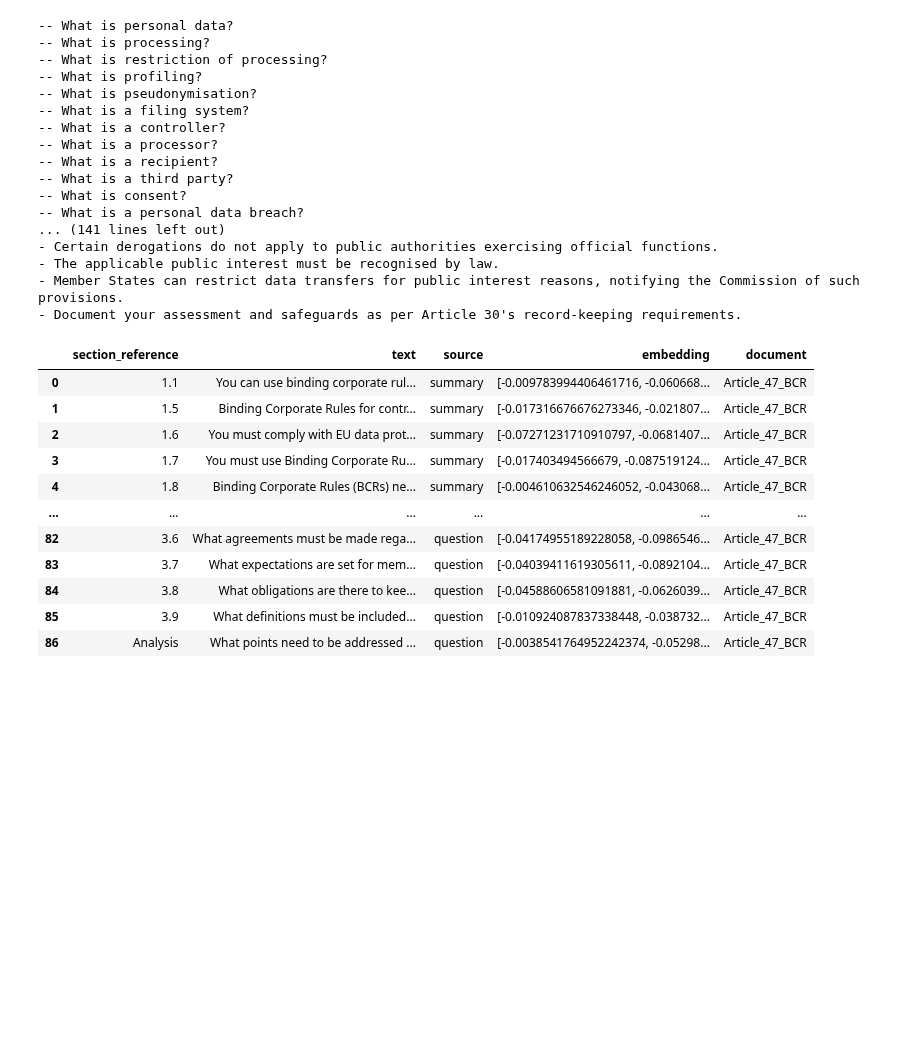
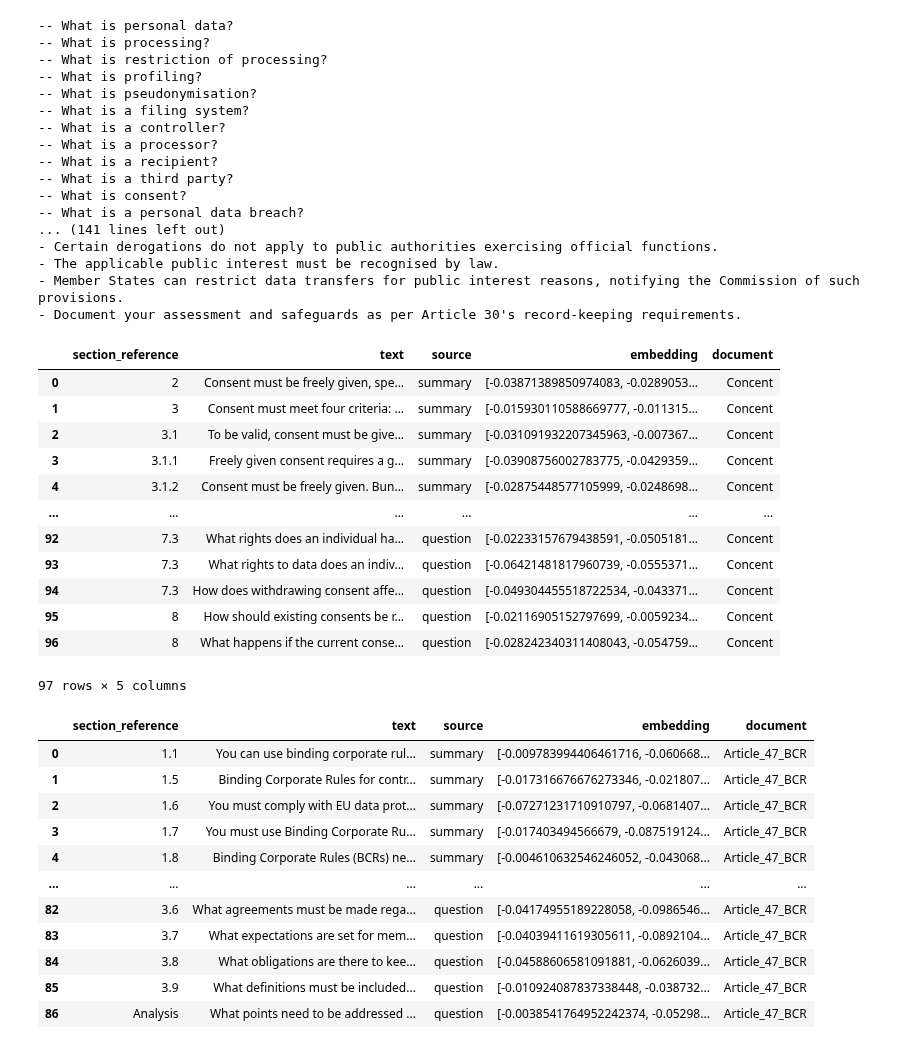
Before and after one commit to sjondavey/gdpr, a Jupyter notebook: conversion_notebooks/consent_index.ipynb, the cells around one changed output. Drawn from its saved outputs; the diff is of its cells as text; code cells hidden in the pictures; blank space fills up the shorter version.

Commit message:
ux, new Document

```diff
--- a/conversion_notebooks/concent_index.ipynb
+++ b/conversion_notebooks/consent_index.ipynb
@@ -279,7 +288,7 @@ key = os.getenv('encryption_key_gdpr')
 
 
 gdpr_index = load_parquet_data("../inputs/index/gdpr.parquet", key)
-concent_index = load_parquet_data("../inputs/index/concent.parquet", key)
+concent_index = load_parquet_data("../inputs/index/consent.parquet", key)
 
 for index, row in gdpr_index[gdpr_index['section_reference'].str.startswith('4')].iterrows():
     print(f"-- {row['text']}")
@@ -306,6 +315,22 @@ for index, row in gdpr_index[gdpr_index['section_reference'].str.startswith('4')
 - The applicable public interest must be recognised by law.
 - Member States can restrict data transfers for public interest reasons, notifying the Commission of such provisions.
 - Document your assessment and safeguards as per Article 30's record-keeping requirements.
+# %%
+concent_index
+# %% [output]
+|  | section_reference | text | source | embedding | document |
+| 0 | 2 | Consent must be freely given, spe... | summary | [-0.03871389850974083, -0.0289053... | Concent |
+| 1 | 3 | Consent must meet four criteria: ... | summary | [-0.015930110588669777, -0.011315... | Concent |
+| 2 | 3.1 | To be valid, consent must be give... | summary | [-0.031091932207345963, -0.007367... | Concent |
+| 3 | 3.1.1 | Freely given consent requires a g... | summary | [-0.03908756002783775, -0.0429359... | Concent |
+| 4 | 3.1.2 | Consent must be freely given. Bun... | summary | [-0.02875448577105999, -0.0248698... | Concent |
+| ... | ... | ... | ... | ... | ... |
+| 92 | 7.3 | What rights does an individual ha... | question | [-0.02233157679438591, -0.0505181... | Concent |
+| 93 | 7.3 | What rights to data does an indiv... | question | [-0.06421481817960739, -0.0555371... | Concent |
+| 94 | 7.3 | How does withdrawing consent affe... | question | [-0.049304455518722534, -0.043371... | Concent |
+| 95 | 8 | How should existing consents be r... | question | [-0.02116905152797699, -0.0059234... | Concent |
+| 96 | 8 | What happens if the current conse... | question | [-0.028242340311408043, -0.054759... | Concent |
+97 rows × 5 columns
 # %%
 covid_index['section_reference'] = covid_index['section_reference'].astype(str)
 # %%
```
Also changed, not shown: parts of 5 cells of this notebook, 16 other files.
